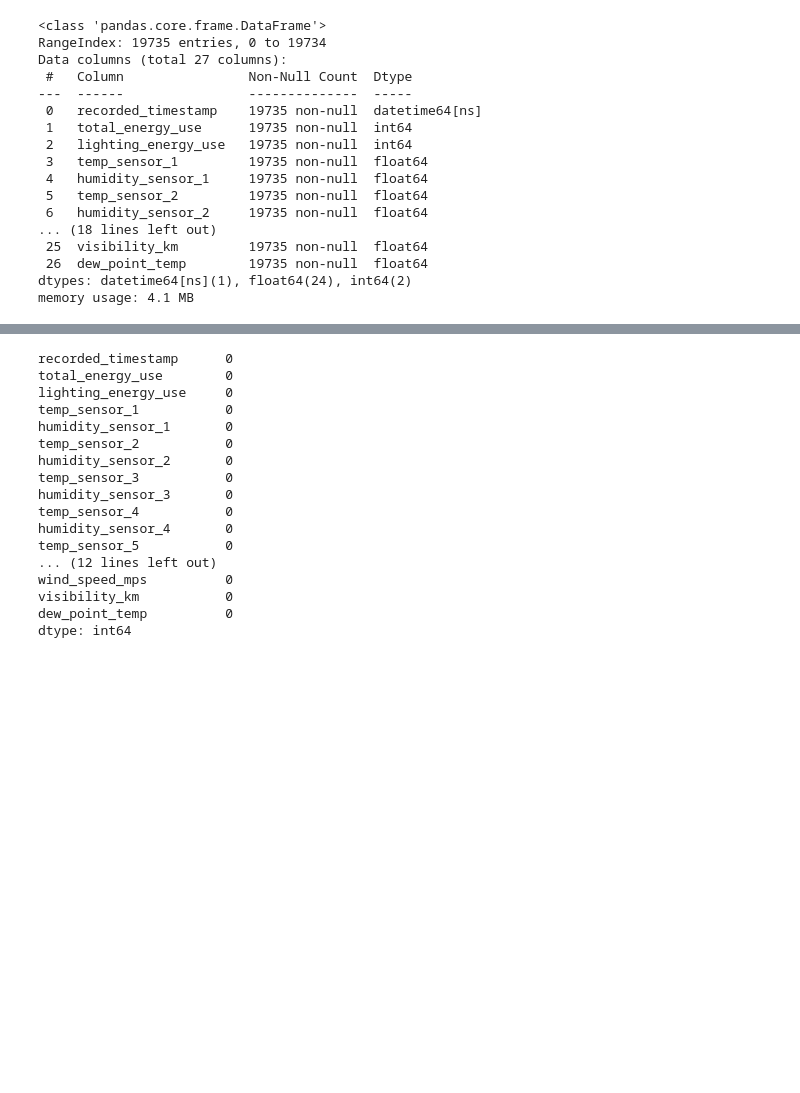
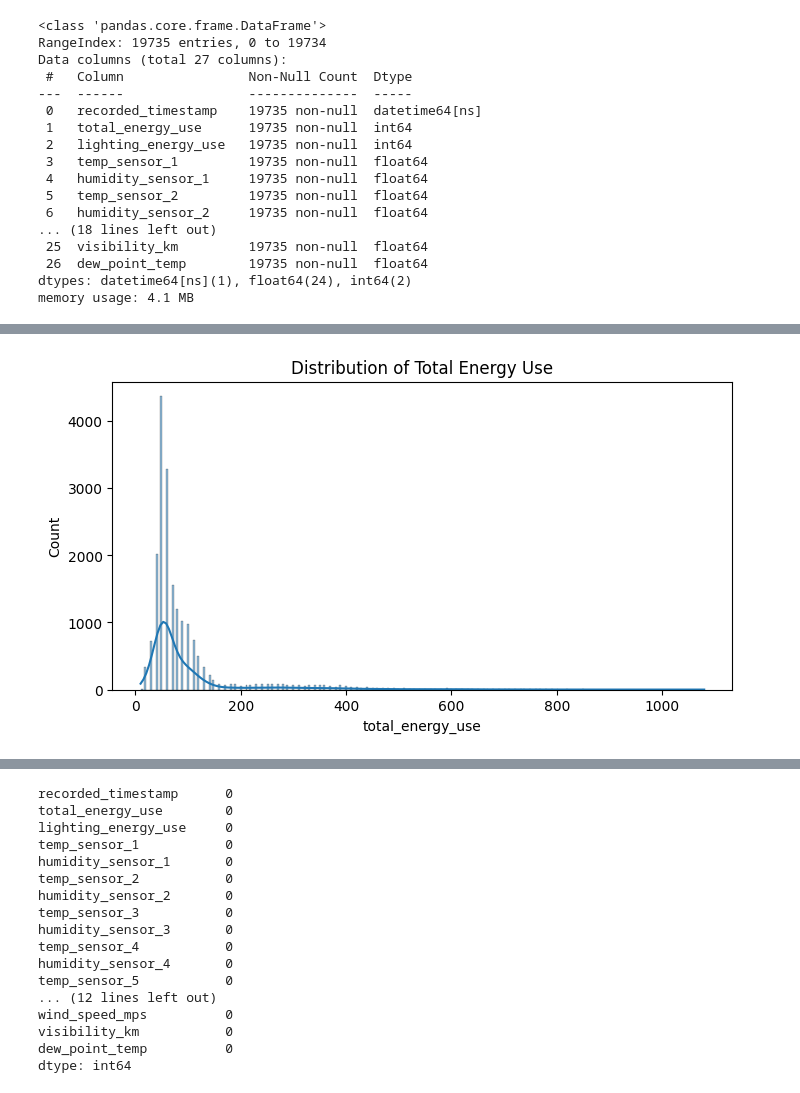
Before and after one commit to chamleyash/Appliances_Engergy_Consumption_Prediction, a Jupyter notebook: App_Energy_Consump_model.ipynb, the cells around one changed output, grey strips where cells are left out. Saved outputs shown, nothing was run; the diff lists cells and outputs as text; code cells hidden in the pictures; blank space fills up the shorter version.

```diff
--- a/App_Energy_Consump_model.ipynb
+++ b/App_Energy_Consump_model.ipynb
@@ -78,0 +102,8 @@ memory usage: 4.1 MB
+# %%
+# Displaying the distribution of the target variable
+plt.figure(figsize=(8,4))
+sns.histplot(df['total_energy_use'], kde=True)
+plt.title('Distribution of Total Energy Use')
+plt.show()
+# %% [output]
+[figure, added]
```
Also changed, not shown: parts of 50 cells of this notebook.
